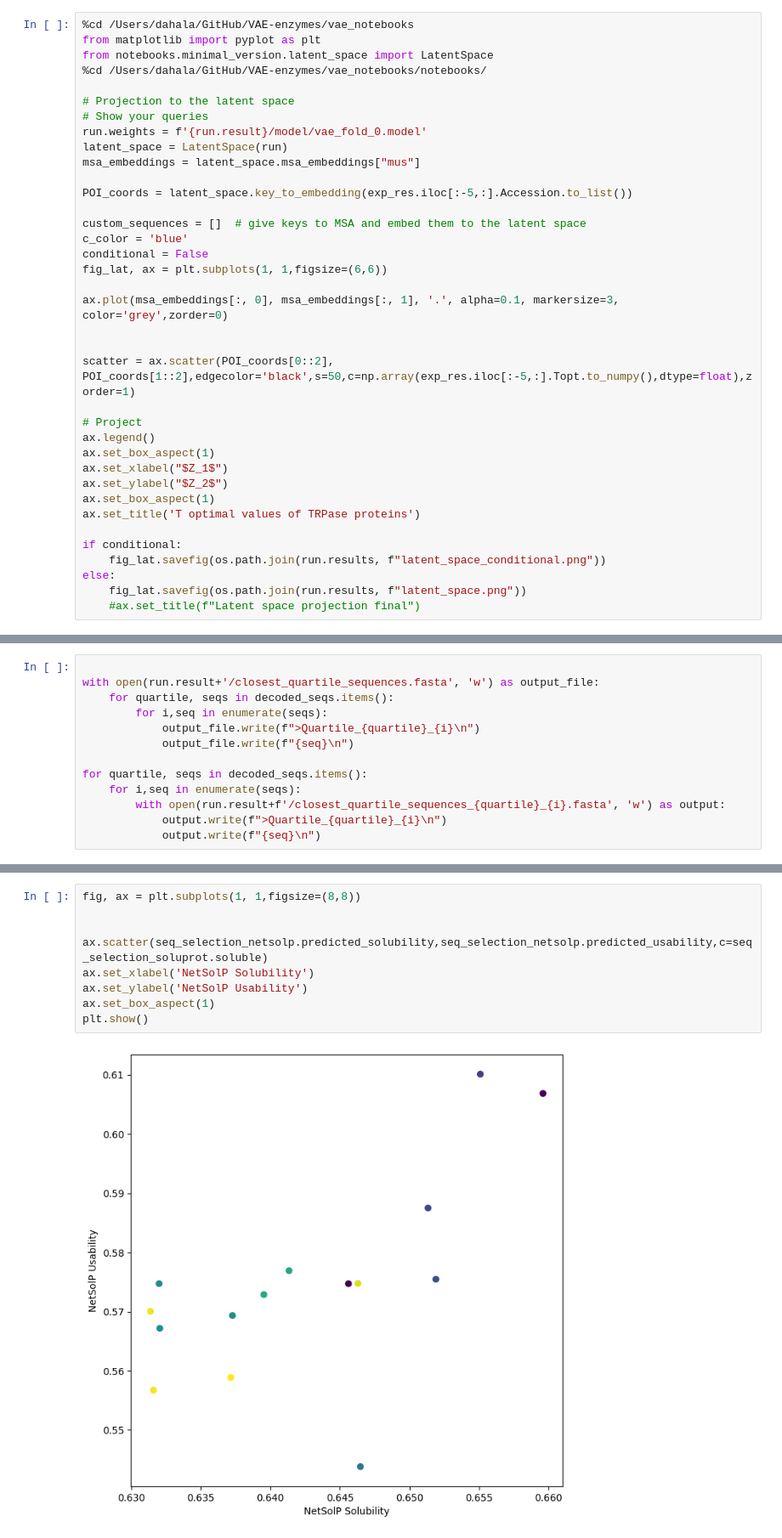
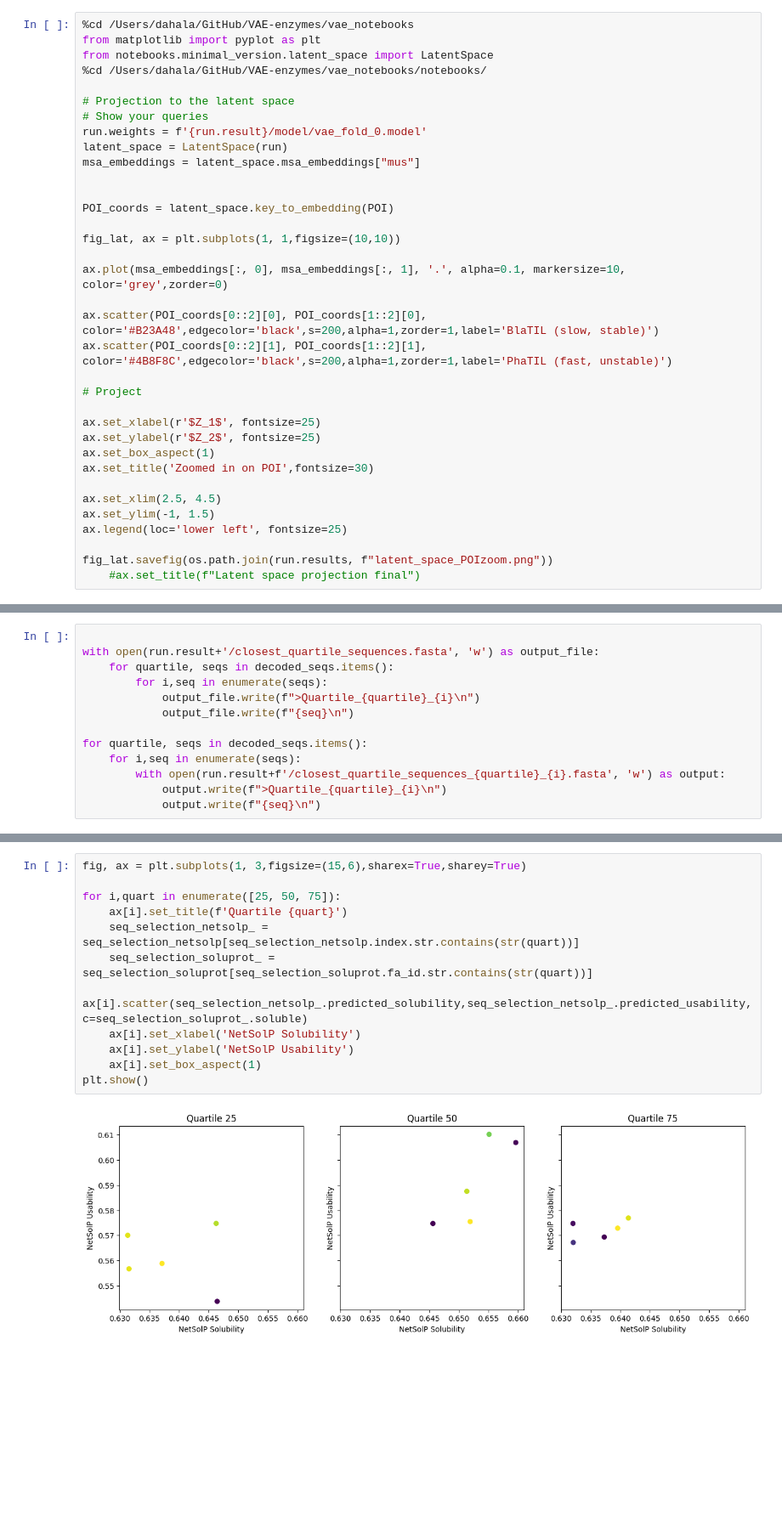
Before and after one commit to daha-la/VAE-enzymes, a Jupyter notebook: vae_notebooks/notebooks/vae_TRPase.ipynb, the cells around one changed output, grey strips where cells are left out. Shown at 85% size. Drawn from its saved outputs; the diff is of its cells as text; blank space fills up the shorter version.

```diff
--- a/vae_notebooks/notebooks/vae_TRPase.ipynb
+++ b/vae_notebooks/notebooks/vae_TRPase.ipynb
@@ -287,30 +274,28 @@ run.weights = f'{run.result}/model/vae_fold_0.model'
 latent_space = LatentSpace(run)
 msa_embeddings = latent_space.msa_embeddings["mus"]
 
-POI_coords = latent_space.key_to_embedding(exp_res.iloc[:-5,:].Accession.to_list())
 
-custom_sequences = []  # give keys to MSA and embed them to the latent space
-c_color = 'blue'
-conditional = False
-fig_lat, ax = plt.subplots(1, 1,figsize=(6,6))
+POI_coords = latent_space.key_to_embedding(POI)
 
-ax.plot(msa_embeddings[:, 0], msa_embeddings[:, 1], '.', alpha=0.1, markersize=3, color='grey',zorder=0)
+fig_lat, ax = plt.subplots(1, 1,figsize=(10,10))
 
+ax.plot(msa_embeddings[:, 0], msa_embeddings[:, 1], '.', alpha=0.1, markersize=10, color='grey',zorder=0)
 
-scatter = ax.scatter(POI_coords[0::2], POI_coords[1::2],edgecolor='black',s=50,c=np.array(exp_res.iloc[:-5,:].Topt.to_numpy(),dtype=float),zorder=1)
+ax.scatter(POI_coords[0::2][0], POI_coords[1::2][0], color='#B23A48',edgecolor='black',s=200,alpha=1,zorder=1,label='BlaTIL (slow, stable)')
+ax.scatter(POI_coords[0::2][1], POI_coords[1::2][1], color='#4B8F8C',edgecolor='black',s=200,alpha=1,zorder=1,label='PhaTIL (fast, unstable)')
 
 # Project
-ax.legend()
+
+ax.set_xlabel(r'$Z_1$', fontsize=25)
+ax.set_ylabel(r'$Z_2$', fontsize=25)
 ax.set_box_aspect(1)
-ax.set_xlabel("$Z_1$")
-ax.set_ylabel("$Z_2$")
-ax.set_box_aspect(1)
-ax.set_title('T optimal values of TRPase proteins')
+ax.set_title('Zoomed in on POI',fontsize=30)
 
-if conditional:
-    fig_lat.savefig(os.path.join(run.results, f"latent_space_conditional.png"))
-else:
-    fig_lat.savefig(os.path.join(run.results, f"latent_space.png"))
+ax.set_xlim(2.5, 4.5)
+ax.set_ylim(-1, 1.5)
+ax.legend(loc='lower left', fontsize=25)
+
+fig_lat.savefig(os.path.join(run.results, f"latent_space_POIzoom.png"))
     #ax.set_title(f"Latent space projection final")
 # %% [output]
 /Users/dahala/GitHub/VAE-enzymes/vae_notebooks
@@ -956,12 +804,15 @@ tensor([17,  3, 19, 15, 12,  5, 12, 19,  1, 15,  1, 14, 14,  5, 12, 15,  1,  3,
 # %%
-fig, ax = plt.subplots(1, 1,figsize=(8,8))
+fig, ax = plt.subplots(1, 3,figsize=(15,6),sharex=True,sharey=True)
 
-
-ax.scatter(seq_selection_netsolp.predicted_solubility,seq_selection_netsolp.predicted_usability,c=seq_selection_soluprot.soluble)
-ax.set_xlabel('NetSolP Solubility')
-ax.set_ylabel('NetSolP Usability')
-ax.set_box_aspect(1)
+for i,quart in enumerate([25, 50, 75]):
+    ax[i].set_title(f'Quartile {quart}')
+    seq_selection_netsolp_ = seq_selection_netsolp[seq_selection_netsolp.index.str.contains(str(quart))]
+    seq_selection_soluprot_ = seq_selection_soluprot[seq_selection_soluprot.fa_id.str.contains(str(quart))]
+    ax[i].scatter(seq_selection_netsolp_.predicted_solubility,seq_selection_netsolp_.predicted_usability,c=seq_selection_soluprot_.soluble)
+    ax[i].set_xlabel('NetSolP Solubility')
+    ax[i].set_ylabel('NetSolP Usability')
+    ax[i].set_box_aspect(1)
 plt.show()
 # %% [output]
-[figure, old version]
+[figure, new version]
 # %%
```
Also changed, not shown: parts of 25 cells of this notebook, 8 other files.
